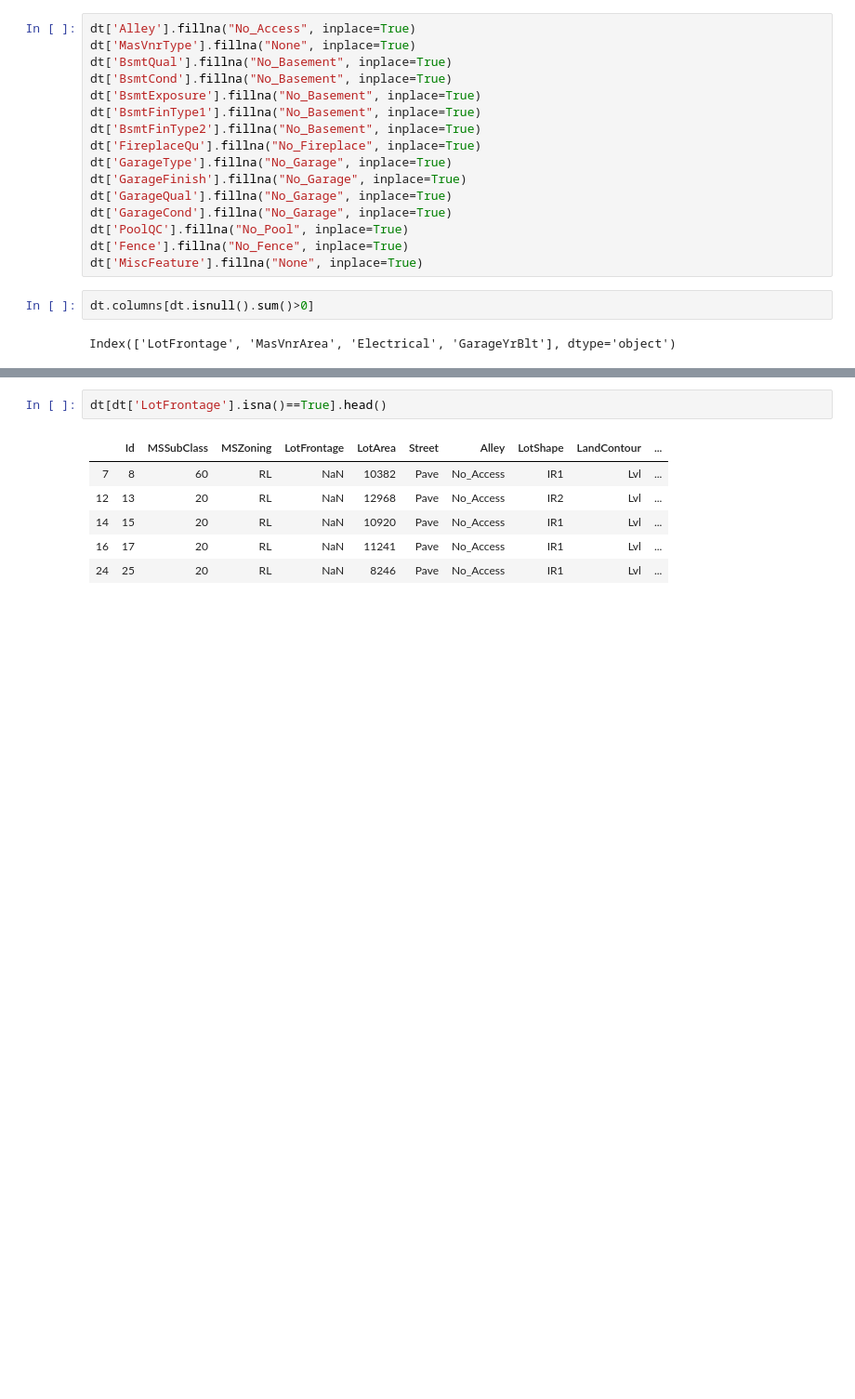
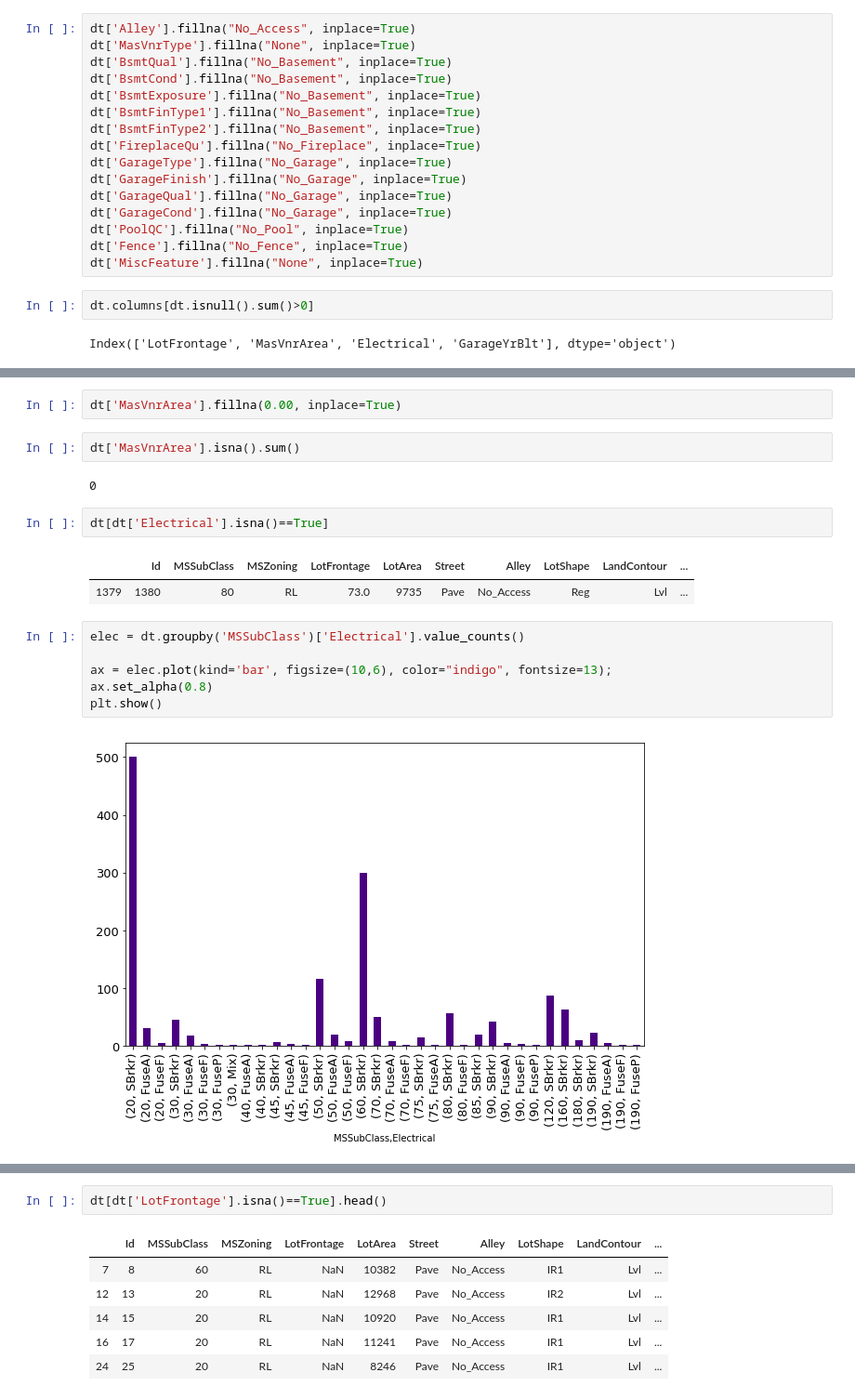
Before and after one commit to ber0-0/BrainStation-Capstone-Sale-Price-Prediction, a Jupyter notebook: Data_Cleansing.ipynb, the cells around one changed output, grey strips where cells are left out. Shown at 93% size. Saved outputs shown, nothing was run; the diff lists cells and outputs as text; blank space fills up the shorter version.

Commit message:
Fill NaN value for 'Electrical' and 'MasVnrArea'

```diff
--- a/Data_Cleansing.ipynb
+++ b/Data_Cleansing.ipynb
@@ -104,0 +125,19 @@ Index(['LotFrontage', 'MasVnrArea', 'Electrical', 'GarageYrBlt'], dtype='object'
+# %%
+dt['MasVnrArea'].fillna(0.00, inplace=True)
+# %%
+dt['MasVnrArea'].isna().sum()
+# %% [output]
+0
+# %%
+dt[dt['Electrical'].isna()==True]
+# %% [output]
+|  | Id | MSSubClass | MSZoning | LotFrontage | LotArea | Street | Alley | LotShape | LandContour | ... |
+| 1379 | 1380 | 80 | RL | 73.0 | 9735 | Pave | No_Access | Reg | Lvl | ... |
+# %%
+elec = dt.groupby('MSSubClass')['Electrical'].value_counts()
+
+ax = elec.plot(kind='bar', figsize=(10,6), color="indigo", fontsize=13);
+ax.set_alpha(0.8)
+plt.show()
+# %% [output]
+[figure, added]
```
Also changed, not shown: parts of 9 cells of this notebook.
